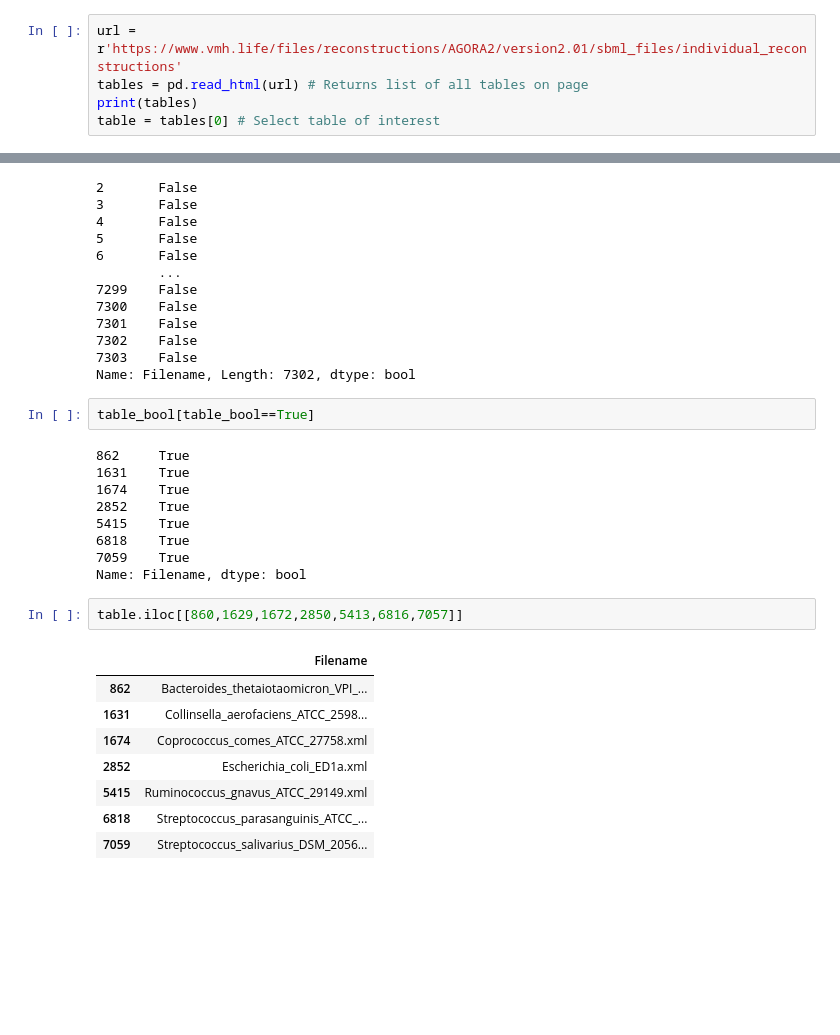
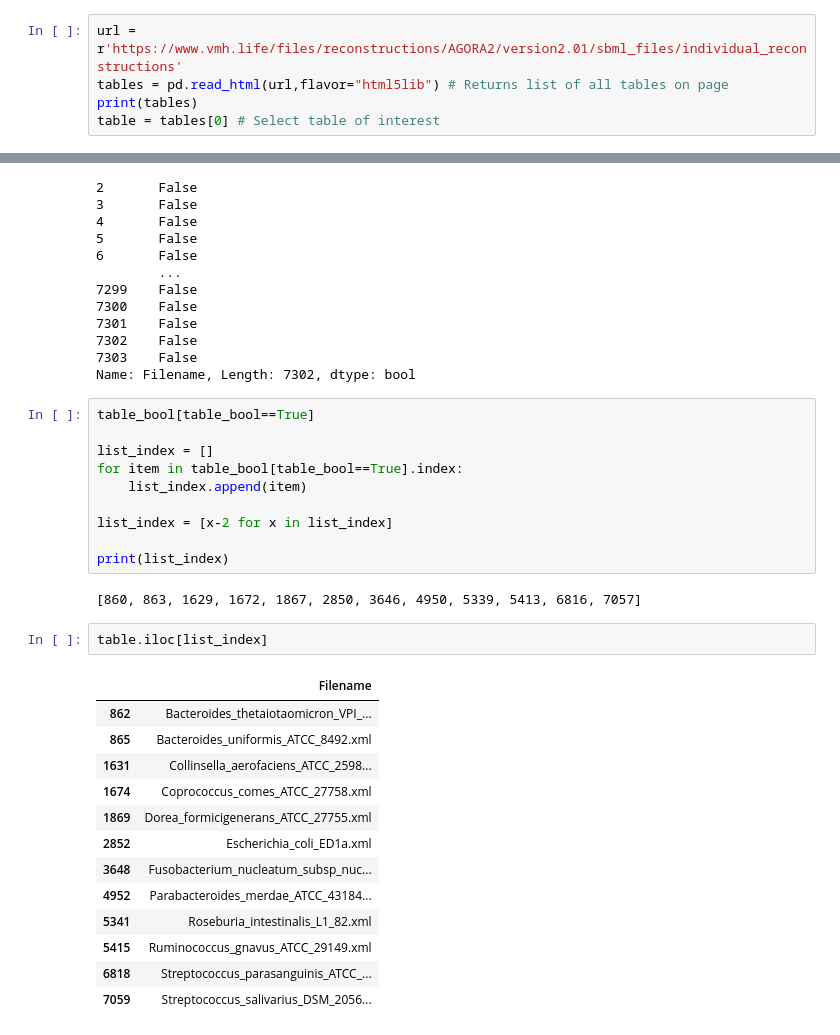
Before and after one commit to areias03/tmCOM, a Jupyter notebook: notebooks/agora_scraping.ipynb, the cells around one changed output, grey strips where cells are left out. Saved outputs shown, nothing was run; the diff lists cells and outputs as text; blank space fills up the shorter version.

```diff
--- a/notebooks/agora_scraping.ipynb
+++ b/notebooks/agora_scraping.ipynb
@@ -2,7 +2,7 @@
 import pandas as pd
 # %%
 url = r'https://www.vmh.life/files/reconstructions/AGORA2/version2.01/sbml_files/individual_reconstructions'
-tables = pd.read_html(url) # Returns list of all tables on page
+tables = pd.read_html(url,flavor="html5lib") # Returns list of all tables on page
 print(tables)
 table = tables[0] # Select table of interest
 # %% [output]
@@ -138,23 +138,29 @@ print(table_bool)
 Name: Filename, Length: 7302, dtype: bool
 # %%
 table_bool[table_bool==True]
+
+list_index = []
+for item in table_bool[table_bool==True].index:
+    list_index.append(item)
+
+list_index = [x-2 for x in list_index]
+
+print(list_index)
 # %% [output]
-862     True
-1631    True
-1674    True
-2852    True
-5415    True
-6818    True
-7059    True
-Name: Filename, dtype: bool
+[860, 863, 1629, 1672, 1867, 2850, 3646, 4950, 5339, 5413, 6816, 7057]
 # %%
-table.iloc[[860,1629,1672,2850,5413,6816,7057]]
+table.iloc[list_index]
 # %% [output]
 |  | Filename |
 | 862 | Bacteroides_thetaiotaomicron_VPI_... |
+| 865 | Bacteroides_uniformis_ATCC_8492.xml |
 | 1631 | Collinsella_aerofaciens_ATCC_2598... |
 | 1674 | Coprococcus_comes_ATCC_27758.xml |
+| 1869 | Dorea_formicigenerans_ATCC_27755.xml |
 | 2852 | Escherichia_coli_ED1a.xml |
+| 3648 | Fusobacterium_nucleatum_subsp_nuc... |
+| 4952 | Parabacteroides_merdae_ATCC_43184... |
+| 5341 | Roseburia_intestinalis_L1_82.xml |
 | 5415 | Ruminococcus_gnavus_ATCC_29149.xml |
 | 6818 | Streptococcus_parasanguinis_ATCC_... |
 | 7059 | Streptococcus_salivarius_DSM_2056... |
```
Also changed, not shown: parts of 3 cells of this notebook, 1 other file.
